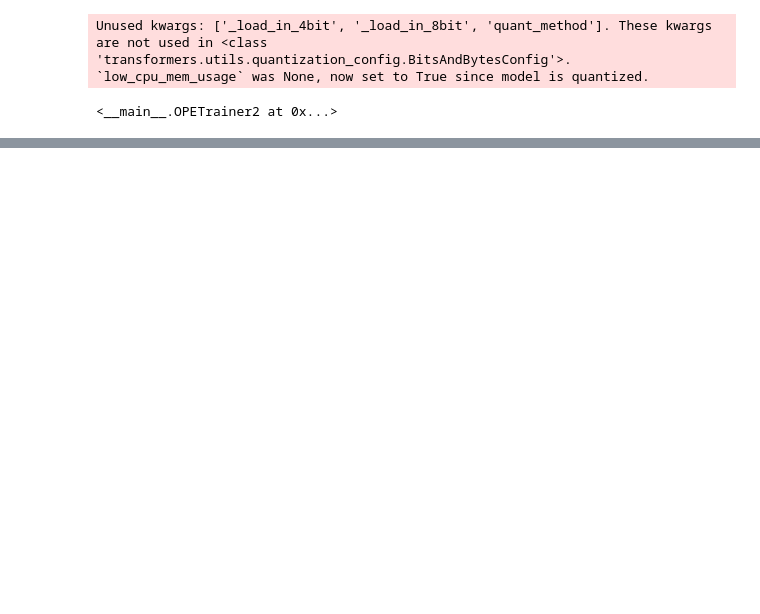
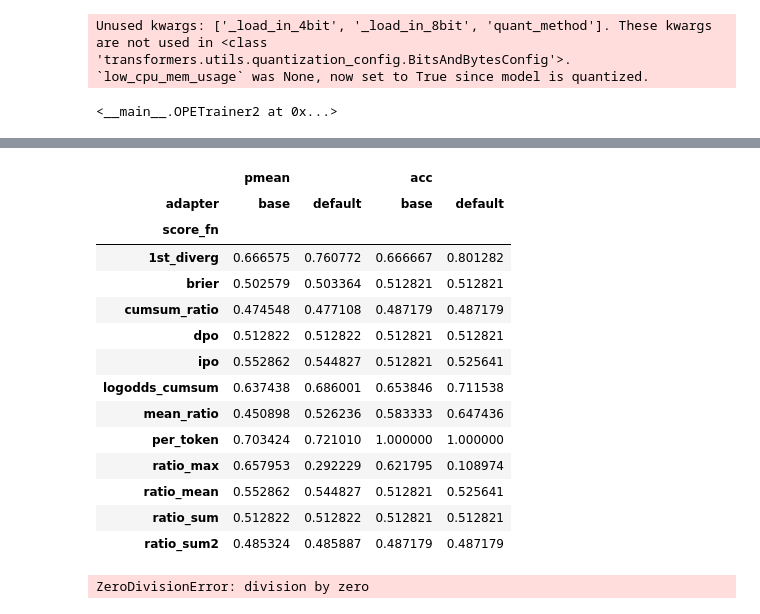
Before and after one commit to wassname/open_pref_eval, a Jupyter notebook: examples/scratch_hs2.ipynb, the cells around one changed output, grey strips where cells are left out. Cells and saved outputs as stored; diff of their text form; code cells hidden in the pictures; blank space fills up the shorter version.

```diff
--- a/examples/scratch_hs2.ipynb
+++ b/examples/scratch_hs2.ipynb
@@ -309,0 +592,24 @@ default: 0.4897
+# %%
+from sklearn.isotonic import IsotonicRegression
+from sklearn.calibration import CalibratedClassifierCV, _sigmoid_calibration, _SigmoidCalibration
+
+def calibrate(p_c, p_r, method="isotonic"):
+    if method == "isotonic":
+        calibrator = IsotonicRegression(out_of_bounds="clip")
+    else:  # "sigmoid"
+        calibrator = _SigmoidCalibration()
+
+    # take only first half of p_c and p_r
+    p_c = p_c[:len(p_c)//2].flatten()
+    p_r = p_r[:len(p_r)//2].flatten()
+
+    X = torch.concatenate([p_c, p_r])#[..., None]
+    y = torch.concatenate([torch.ones_like(p_c), torch.zeros_like(p_r)])#[:, 0]#
+    calibrator.fit(X, y)
+    return calibrator
+
+
+def predict(calibrator, p_c):
+    X = p_c.flatten() * 1.0
+    y = calibrator.predict(X).reshape(p_c.shape)
+    return torch.from_numpy(y)
@@ -309,0 +831,22 @@ default: 0.4897
+# %%
+df_score.set_index(['score_fn', 'adapter']).unstack()#.pmean.plot(kind='bar', figsize=(12,6), title='Mean of score')
+# %% [output]
+|  | pmean |  | acc |  |
+| adapter | base | default | base | default |
+| score_fn |  |  |  |  |
+| 1st_diverg | 0.666575 | 0.760772 | 0.666667 | 0.801282 |
+| brier | 0.502579 | 0.503364 | 0.512821 | 0.512821 |
+| cumsum_ratio | 0.474548 | 0.477108 | 0.487179 | 0.487179 |
+| dpo | 0.512822 | 0.512822 | 0.512821 | 0.512821 |
+| ipo | 0.552862 | 0.544827 | 0.512821 | 0.525641 |
+| logodds_cumsum | 0.637438 | 0.686001 | 0.653846 | 0.711538 |
+| mean_ratio | 0.450898 | 0.526236 | 0.583333 | 0.647436 |
+| per_token | 0.703424 | 0.721010 | 1.000000 | 1.000000 |
+| ratio_max | 0.657953 | 0.292229 | 0.621795 | 0.108974 |
+| ratio_mean | 0.552862 | 0.544827 | 0.512821 | 0.525641 |
+| ratio_sum | 0.512822 | 0.512822 | 0.512821 | 0.512821 |
+| ratio_sum2 | 0.485324 | 0.485887 | 0.487179 | 0.487179 |
+# %%
+1/0
+# %% [output]
+ZeroDivisionError: division by zero
```
Also changed, not shown: parts of 38 cells of this notebook.
